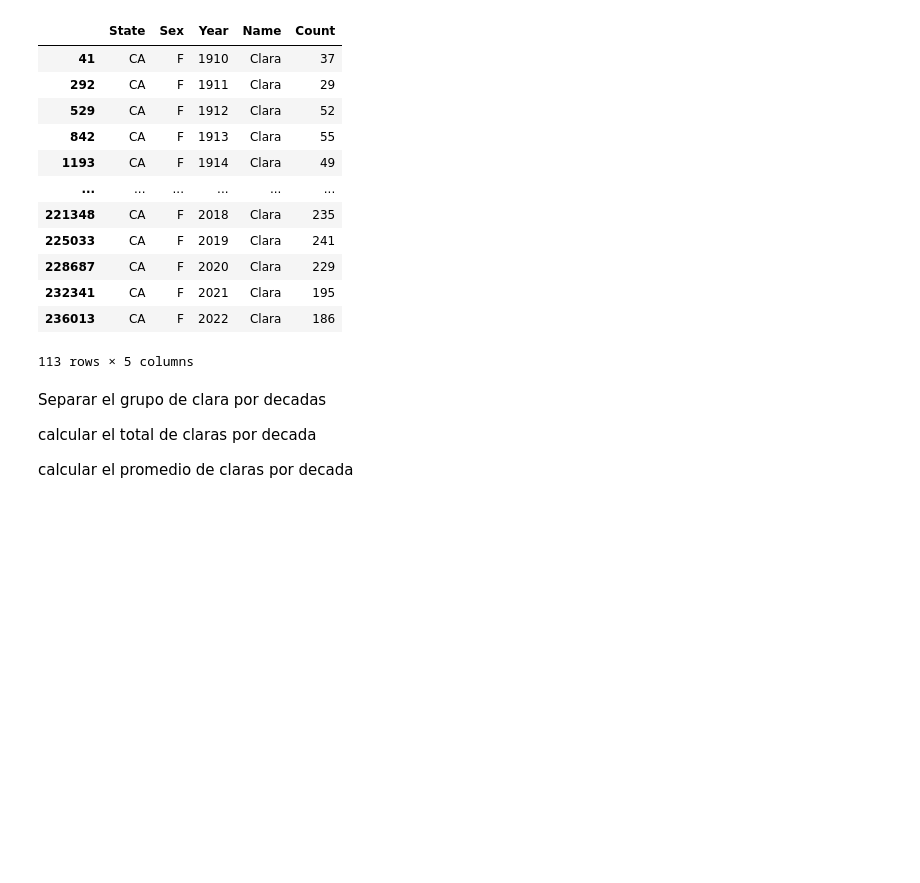
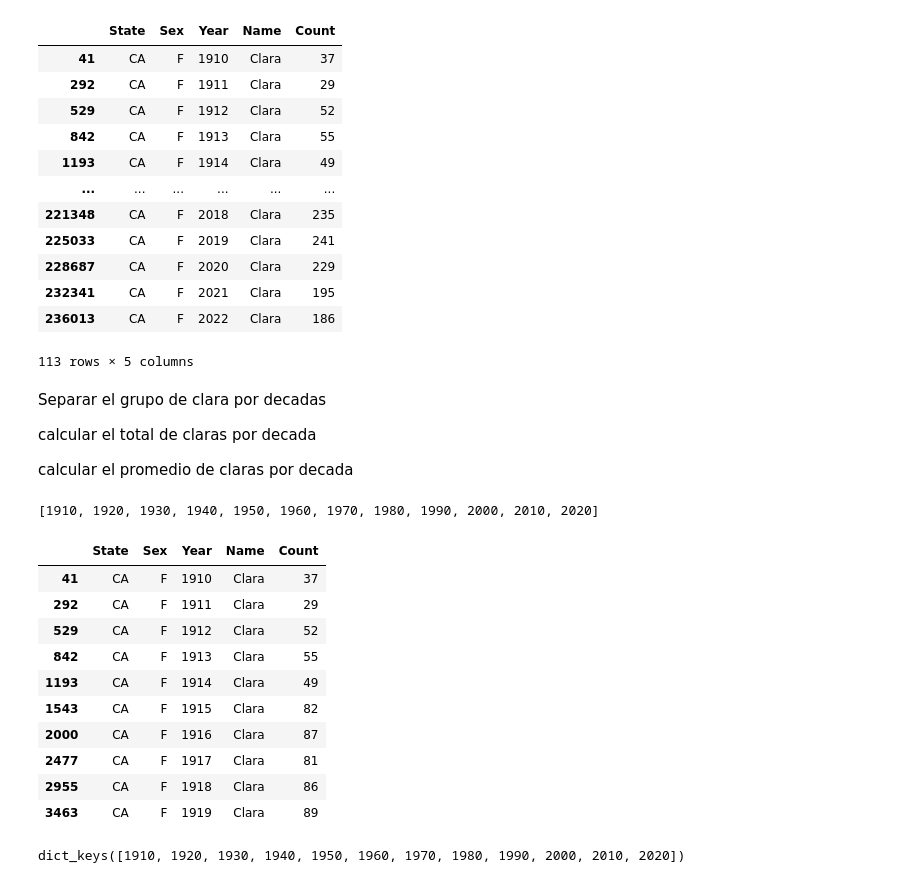
Before and after one commit to rauldgarcia/Data_analysis, a Jupyter notebook: CLASS 1/class_5.ipynb, the cells around one changed output. Cells and saved outputs as stored; diff of their text form; code cells hidden in the pictures; blank space fills up the shorter version.

```diff
--- a/CLASS 1/class_5.ipynb
+++ b/CLASS 1/class_5.ipynb
@@ -330,7 +333,8 @@ fem_babynames.groupby('Name').groups.keys()
 # %% [output]
 dict_keys(['Aadhini', 'Aadhira', 'Aadhya', 'Aadya', 'Aahana', 'Aahna', 'Aaira', 'Aairah', 'Aalani', 'Aalaya', 'Aalayah', 'Aaleah', 'Aaleyah', 'Aalia', 'Aaliah', 'Aaliya', 'Aaliyah', 'Aaliyha', 'Aalyah ...
 # %%
-fem_babynames.groupby('Name').get_group('Clara')
+claras = fem_babynames.groupby('Name').get_group('Clara')
+claras
 # %% [output]
 |  | State | Sex | Year | Name | Count |
 | 41 | CA | F | 1910 | Clara | 37 |
@@ -351,3 +355,30 @@ Separar el grupo de clara por decadas
 calcular el total de claras por decada
 
 calcular el promedio de claras por decada
+# %%
+decades = list(range(1910, 2022, 10))
+decades
+# %% [output]
+[1910, 1920, 1930, 1940, 1950, 1960, 1970, 1980, 1990, 2000, 2010, 2020]
+# %%
+claras[(claras['Year'] >= decades[0]) & (claras['Year'] < decades[0]+10)]
+# %% [output]
+|  | State | Sex | Year | Name | Count |
+| 41 | CA | F | 1910 | Clara | 37 |
+| 292 | CA | F | 1911 | Clara | 29 |
+| 529 | CA | F | 1912 | Clara | 52 |
+| 842 | CA | F | 1913 | Clara | 55 |
+| 1193 | CA | F | 1914 | Clara | 49 |
+| 1543 | CA | F | 1915 | Clara | 82 |
+| 2000 | CA | F | 1916 | Clara | 87 |
+| 2477 | CA | F | 1917 | Clara | 81 |
+| 2955 | CA | F | 1918 | Clara | 86 |
+| 3463 | CA | F | 1919 | Clara | 89 |
+# %%
+claras_decades = {}
+for decade in range(len(decades)):
+
+    claras_decades[decades[decade]]=(claras[(claras['Year'] >= decades[decade]) & (claras['Year'] < decades[decade]+10)])
+claras_decades.keys()
+# %% [output]
+dict_keys([1910, 1920, 1930, 1940, 1950, 1960, 1970, 1980, 1990, 2000, 2010, 2020])
```
Also changed, not shown: parts of 7 cells of this notebook.
